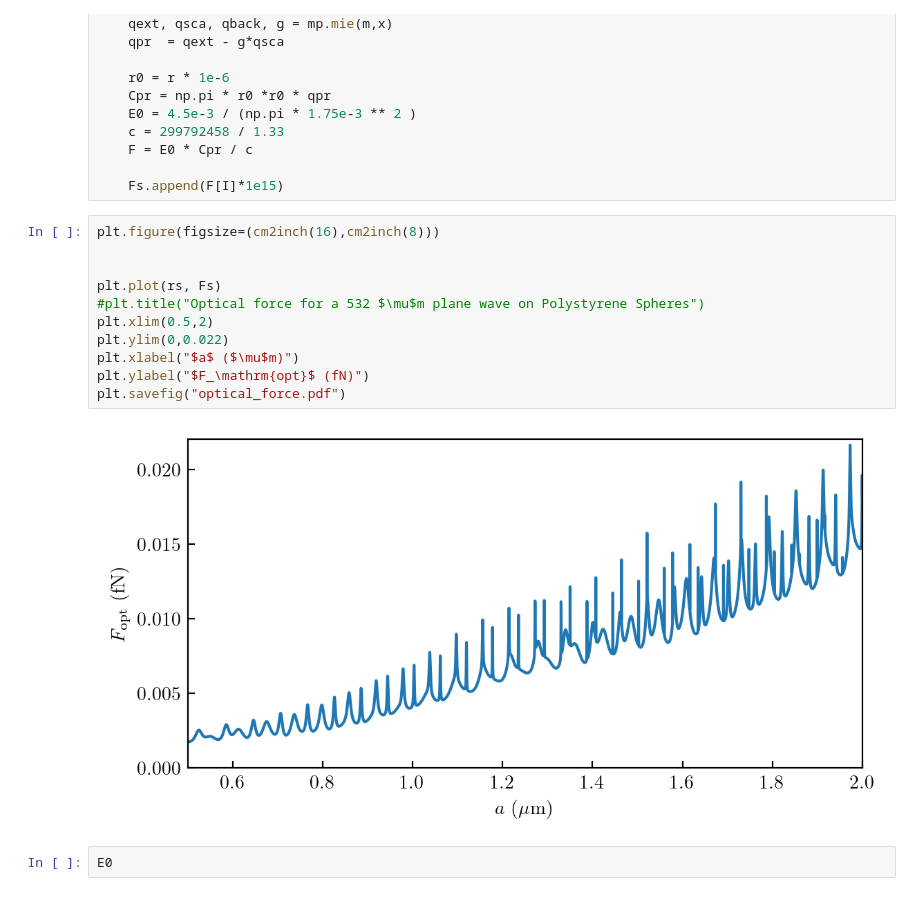
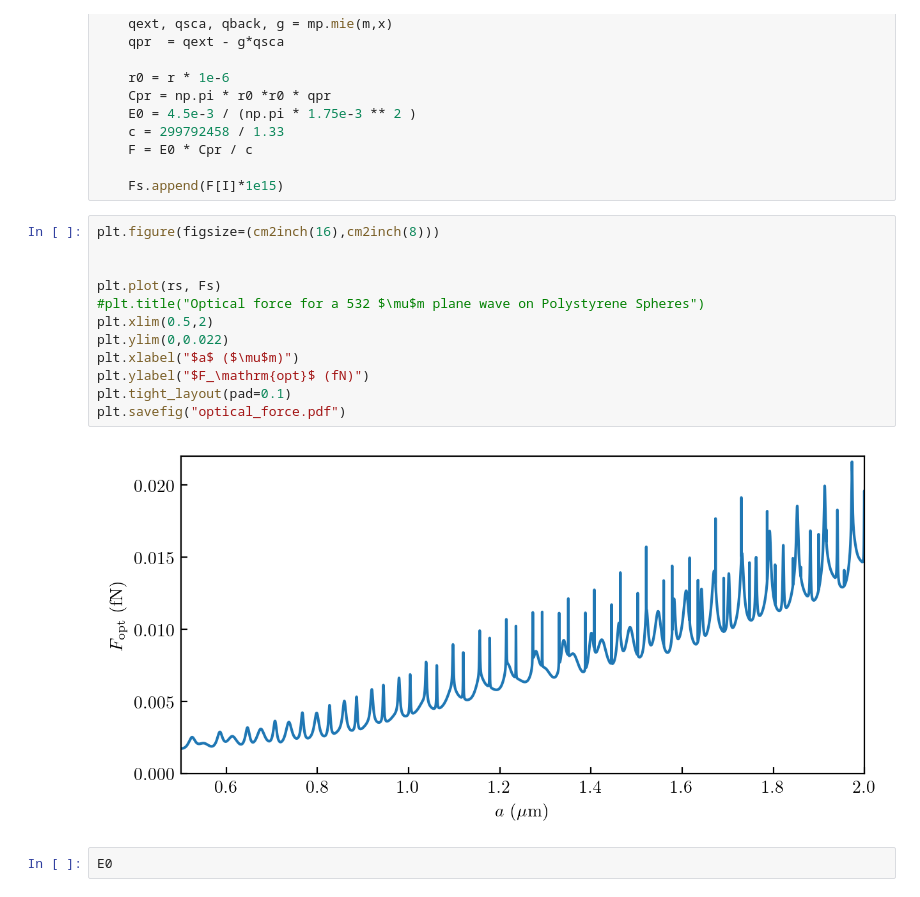
Before and after one commit to eXpensia/Confined-Brownian-Motion, a Jupyter notebook: 02_body/chapter2/images/Calcul_force_optique/Calcul optical force.ipynb, the cells around one changed output. Cells and saved outputs as stored; diff of their text form.

```diff
--- a/02_body/chapter2/images/Calcul_force_optique/Calcul optical force.ipynb
+++ b/02_body/chapter2/images/Calcul_force_optique/Calcul optical force.ipynb
@@ -178,16 +178,17 @@ for r in rs:
 # %%
 plt.figure(figsize=(cm2inch(16),cm2inch(8)))
 
 
 plt.plot(rs, Fs)
 #plt.title("Optical force for a 532 $\mu$m plane wave on Polystyrene Spheres")
 plt.xlim(0.5,2)
 plt.ylim(0,0.022)
 plt.xlabel("$a$ ($\mu$m)")
 plt.ylabel("$F_\mathrm{opt}$ (fN)")
+plt.tight_layout(pad=0.1)
 plt.savefig("optical_force.pdf")
 # %% [output]
-[figure, old version]
+[figure, new version]
 # %%
 E0
 # %% [output]
```
Also changed, not shown: parts of 2 cells of this notebook, 12 other files.
